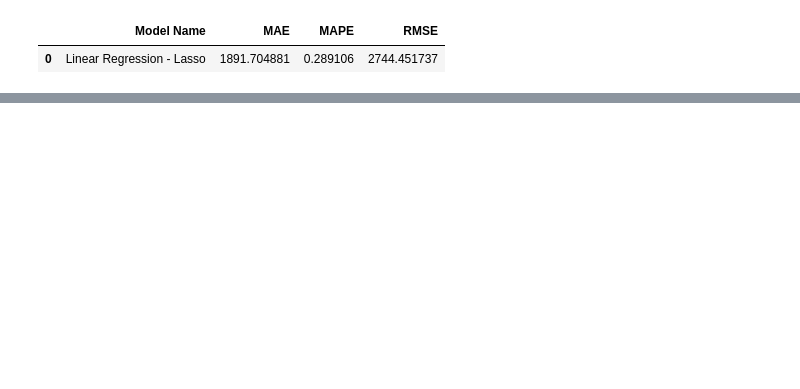
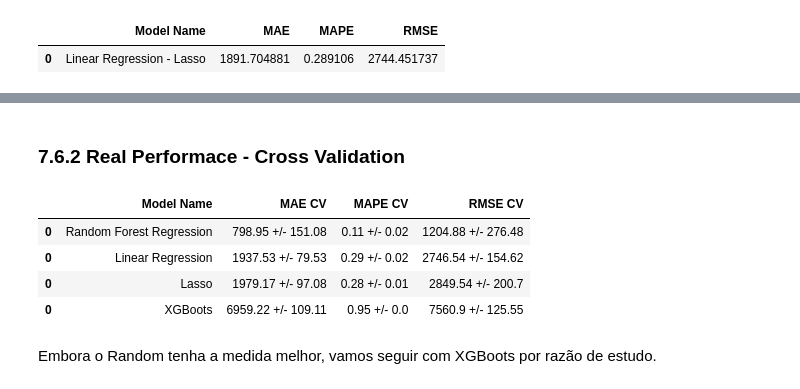
Before and after one commit to carolfoligno/DataScience_em_Producao, a Jupyter notebook: m04_store_sales_prediction.ipynb, the cells around one changed output, grey strips where cells are left out. Cells and saved outputs as stored; diff of their text form; code cells hidden in the pictures; blank space fills up the shorter version.

Commit message:
end real oerformance comparison with cross validation

```diff
--- a/m04_store_sales_prediction.ipynb
+++ b/m04_store_sales_prediction.ipynb
@@ -1039,0 +1122,3 @@ lrr_result
+# %%
+rf_result_cv = cross_validation( x_training, 5, 'Random Forest Regression', rf, verbose=True)
+rf_result_cv
@@ -1039,0 +1165,3 @@ lrr_result
+# %%
+xgb_result_cv = cross_validation( x_training, 5, 'XGBoots', model_xgb, verbose=True)
+xgb_result_cv
@@ -1039,0 +1200,13 @@ lrr_result
+# %% [markdown]
+### 7.6.2 Real Performace - Cross Validation
+# %%
+modelling_result = pd.concat([lr_result_cv, lrr_result_cv, rf_result_cv, xgb_result_cv])
+modelling_result.sort_values('RMSE CV')
+# %% [output]
+|  | Model Name | MAE CV | MAPE CV | RMSE CV |
+| 0 | Random Forest Regression | 798.95 +/- 151.08 | 0.11 +/- 0.02 | 1204.88 +/- 276.48 |
+| 0 | Linear Regression | 1937.53 +/- 79.53 | 0.29 +/- 0.02 | 2746.54 +/- 154.62 |
+| 0 | Lasso | 1979.17 +/- 97.08 | 0.28 +/- 0.01 | 2849.54 +/- 200.7 |
+| 0 | XGBoots | 6959.22 +/- 109.11 | 0.95 +/- 0.0 | 7560.9 +/- 125.55 |
+# %% [markdown]
+Embora o Random tenha a medida melhor, vamos seguir com XGBoots por razão de estudo.
```
Also changed, not shown: parts of 32 cells of this notebook.
